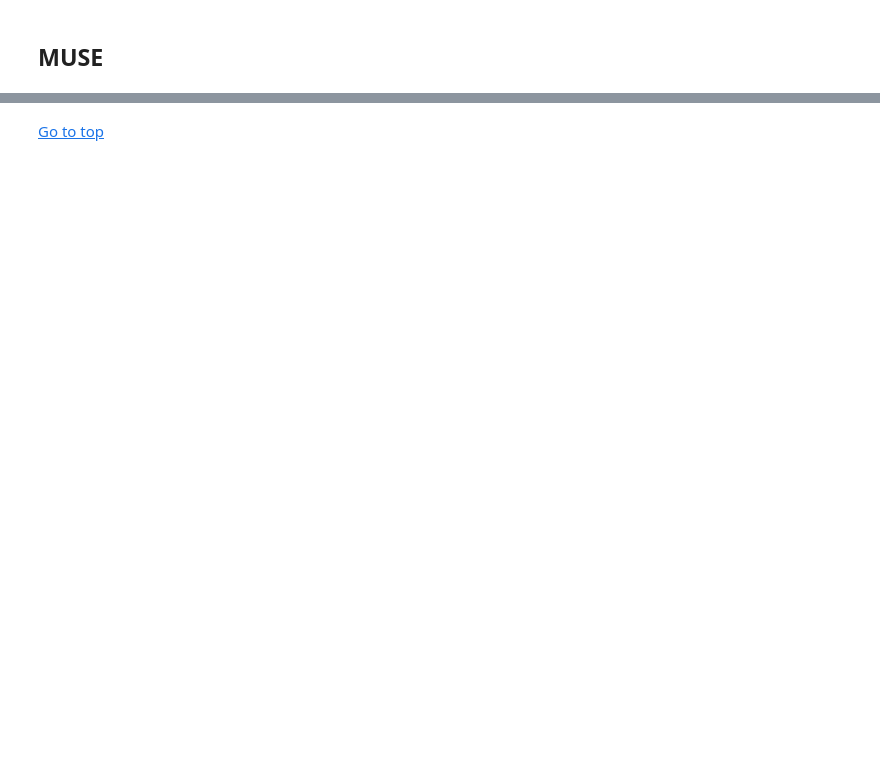
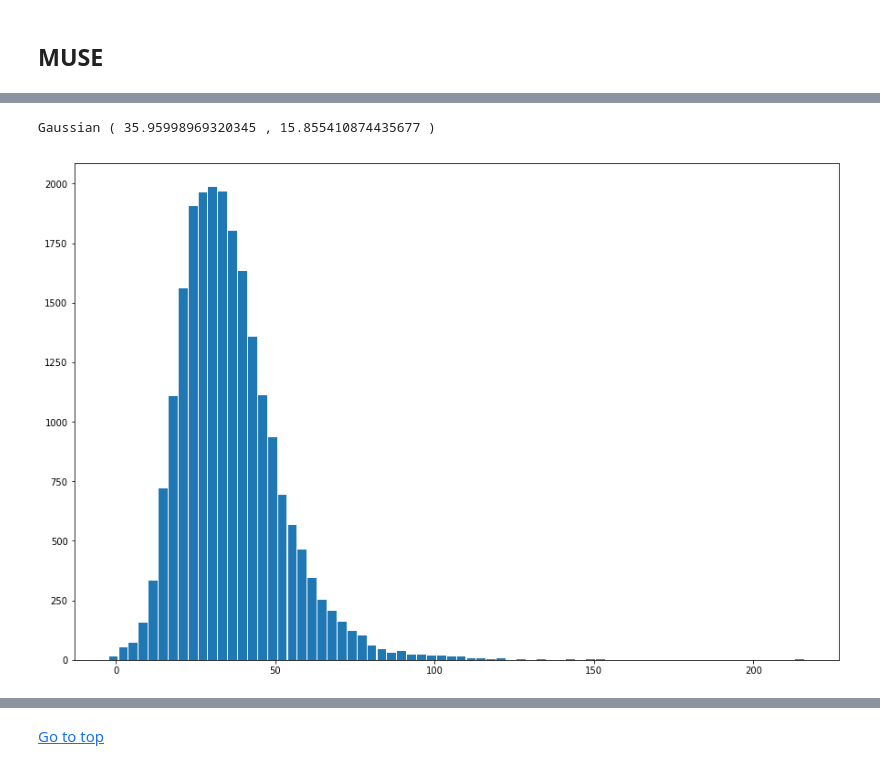
Before and after one commit to emlg/Lyrix, a Jupyter notebook: Report/Lyrix.ipynb, the cells around one changed output, grey strips where cells are left out. Cells and saved outputs as stored; diff of their text form; code cells hidden in the pictures; blank space fills up the shorter version.

```diff
--- a/Report/Lyrix.ipynb
+++ b/Report/Lyrix.ipynb
@@ -822,0 +1158,13 @@ for i, r in lyrics_df[:30].iterrows() :
+# %%
+from scipy.stats import norm
+import matplotlib.mlab as mlab
+# best fit of data
+(mu, sigma) = norm.fit(dist_diff)
+print("Gaussian (",mu,",", sigma,")")
+fig = plt.figure(figsize = (15, 10))
+plt.hist(dist_diff, bins=70, rwidth = 0.9)
+
+plt.show()
+# %% [output]
+Gaussian ( 35.95998969320345 , 15.855410874435677 )
+[figure, added]
```
Also changed, not shown: parts of 140 cells of this notebook.
